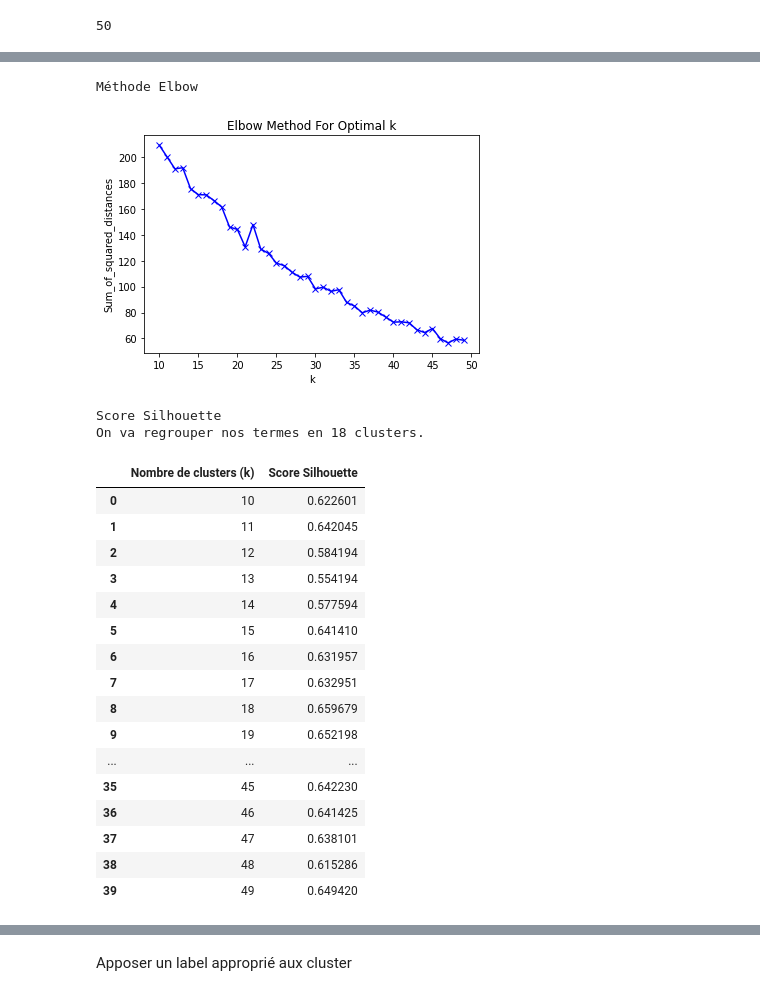
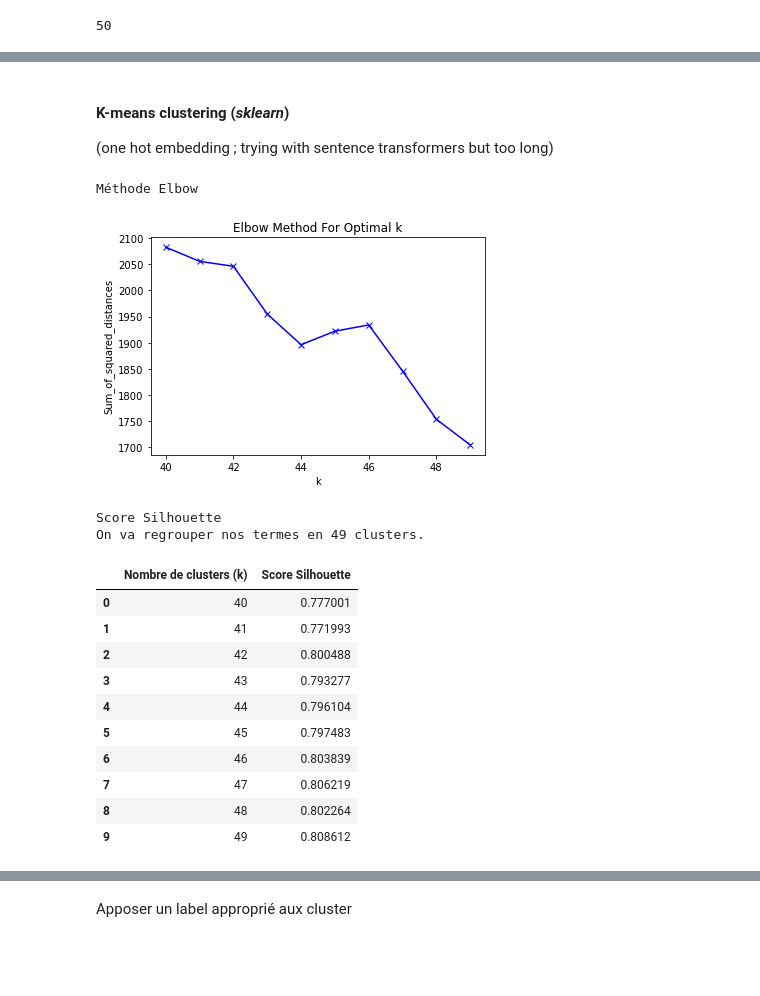
Before and after one commit to Camille-Demers/text-mining-project, a Jupyter notebook: 00-Jupyter-Notebooks/4-Keywords-clustering.ipynb, the cells around one changed output, grey strips where cells are left out. Drawn from its saved outputs; the diff is of its cells as text; code cells hidden in the pictures; blank space fills up the shorter version.

Commit message:
Outpus + clustering with sentence transformers

```diff
--- a/00-Jupyter-Notebooks/4-Keywords-clustering.ipynb
+++ b/00-Jupyter-Notebooks/4-Keywords-clustering.ipynb
@@ -16,9 +16,8 @@ Importer la liste de termes candidats avec leur fréquence
 # %%
 path = '../05-transformation/'
 acteur = 'msss'
-tag = 'deficiences-et-handicaps'
 
-csv_file = acteur + '_' + tag + '_weighting_OKapiBM25.csv'
+csv_file = acteur + '_weighting_OKapiBM25.csv'
 # %%
 from pandas import *
 
@@ -140,3 +140,0 @@ keywords
-# %%
-kmeans = KMeans(n_clusters = 10, random_state=0, algorithm='elkan').fit(keywords["vector"].to_list())
-keywords["Cluster"] = list(kmeans.labels_)
@@ -143,5 +148,8 @@ keywords["Cluster"] = list(kmeans.labels_)
+# %% [markdown]
+#### **K-means clustering** (*sklearn*)
+(one hot embedding ; trying with sentence transformers but too long)
 # %%
-K = range(10,50)
+K = range(40,50)
 Sum_of_squared_distances = []
 silhouette_scores = []
 
@@ -156,51 +164,45 @@ for k in K:
     # we redo the normalization to improve the k-means result.
     svd = TruncatedSVD(n_components=k)
     normalizer = Normalizer(copy=False)
     lsa = make_pipeline(svd, normalizer)
 
     X = lsa.fit_transform(X)
     kmeans.fit(X)
 
     labels = kmeans.labels_
     #keywords["Cluster"] = list(kmeans.labels_)
 
     original_space_centroids = svd.inverse_transform(X)
     order_centroids = original_space_centroids.argsort()[:, ::-1]
     silhouette_scores.append([k, metrics.silhouette_score(X, labels)])
 
 df = DataFrame(silhouette_scores, columns=['Nombre de clusters (k)', 'Score Silhouette'])
 true_k = int(df[df['Score Silhouette'] == df['Score Silhouette'].max()]['Nombre de clusters (k)'])
 
 print("Méthode Elbow")
 plt.plot(K, Sum_of_squared_distances, 'bx-')
 plt.xlabel('k')
 plt.ylabel('Sum_of_squared_distances')
 plt.title('Elbow Method For Optimal k')
 plt.show()
 
 print("Score Silhouette")
 print("On va regrouper nos termes en " + str(true_k) + " clusters.")
 df
 # %% [output]
 Méthode Elbow
-[figure, old version]
+[figure, new version]
 Score Silhouette
-On va regrouper nos termes en 18 clusters.
+On va regrouper nos termes en 49 clusters.
 |  | Nombre de clusters (k) | Score Silhouette |
-| 0 | 10 | 0.622601 |
-| 1 | 11 | 0.642045 |
-| 2 | 12 | 0.584194 |
-| 3 | 13 | 0.554194 |
-| 4 | 14 | 0.577594 |
-| 5 | 15 | 0.641410 |
-| 6 | 16 | 0.631957 |
-| 7 | 17 | 0.632951 |
-| 8 | 18 | 0.659679 |
-| 9 | 19 | 0.652198 |
-| ... | ... | ... |
-| 35 | 45 | 0.642230 |
-| 36 | 46 | 0.641425 |
-| 37 | 47 | 0.638101 |
-| 38 | 48 | 0.615286 |
-| 39 | 49 | 0.649420 |
+| 0 | 40 | 0.777001 |
+| 1 | 41 | 0.771993 |
+| 2 | 42 | 0.800488 |
+| 3 | 43 | 0.793277 |
+| 4 | 44 | 0.796104 |
+| 5 | 45 | 0.797483 |
+| 6 | 46 | 0.803839 |
+| 7 | 47 | 0.806219 |
+| 8 | 48 | 0.802264 |
+| 9 | 49 | 0.808612 |
 # %%
```
Also changed, not shown: parts of 24 cells of this notebook, 5 other files.
